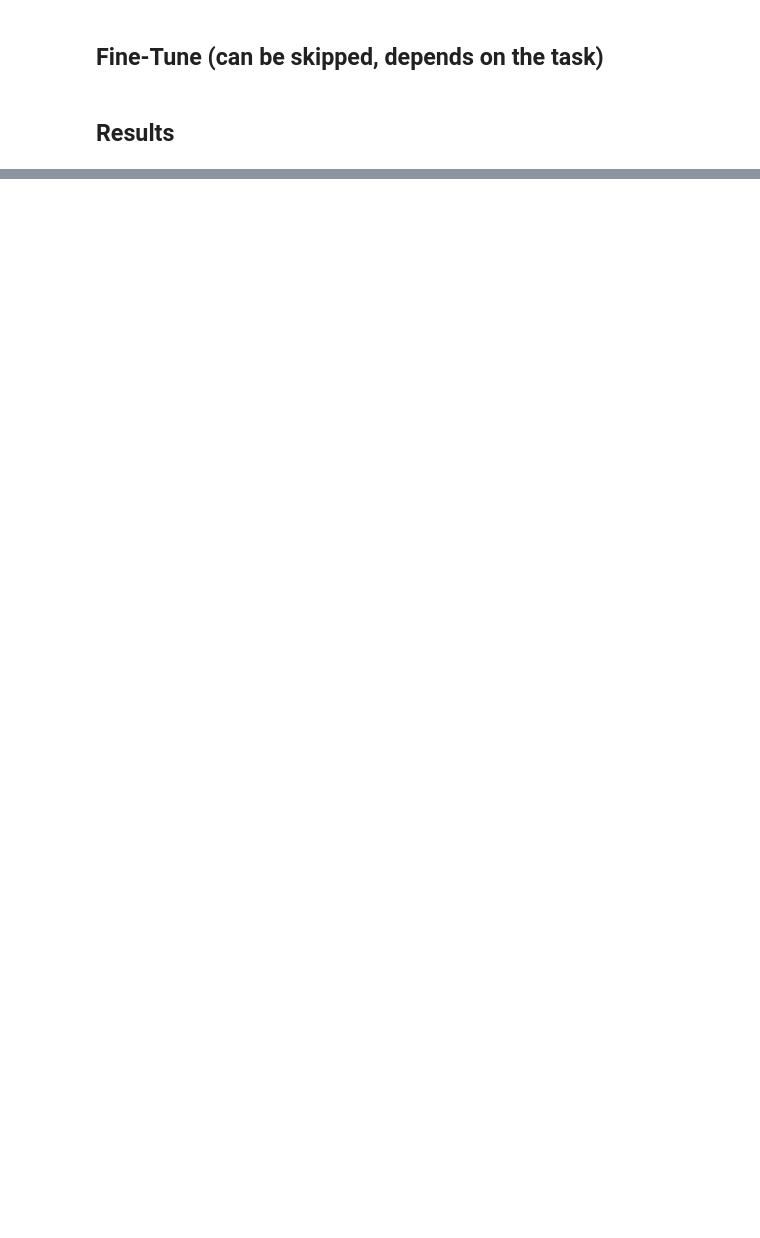
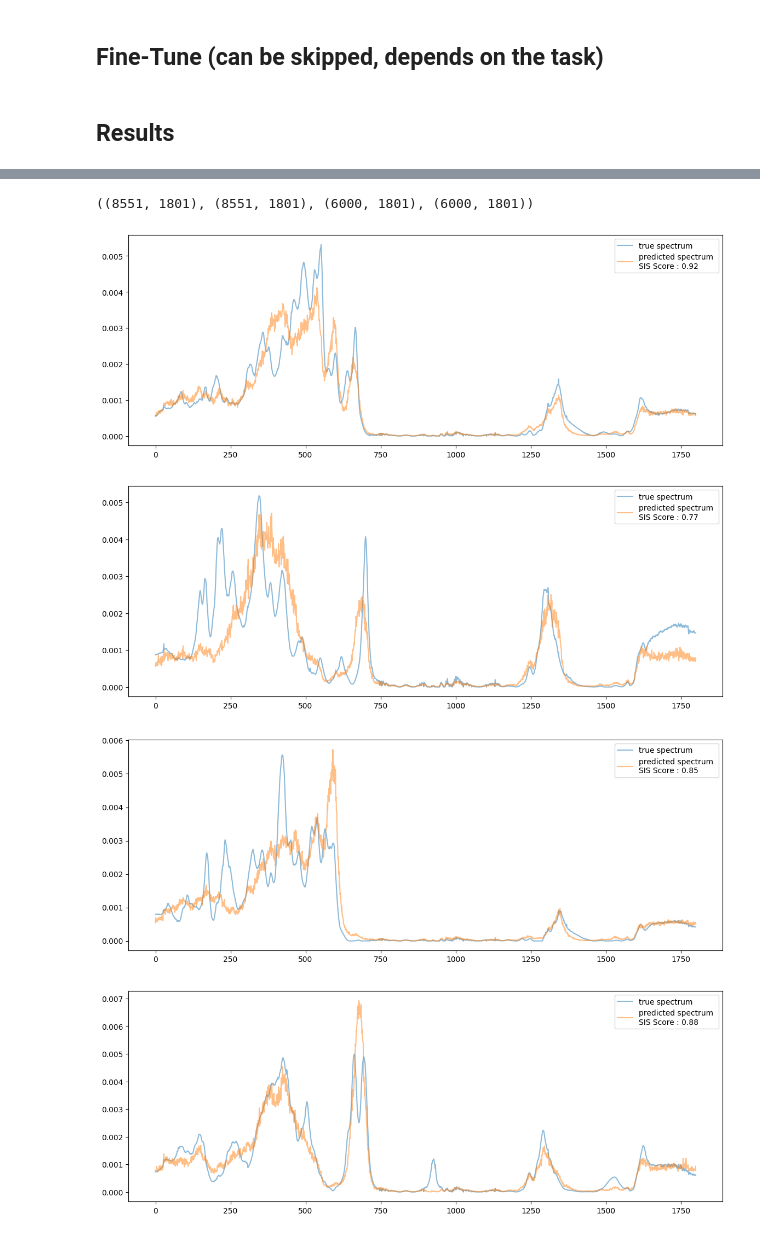
Before and after one commit to JeremCab/smiles2spec, a Jupyter notebook: notebooks/models/LLM_Base_Model.ipynb, the cells around one changed output, grey strips where cells are left out. Saved outputs shown, nothing was run; the diff lists cells and outputs as text; code cells hidden in the pictures; blank space fills up the shorter version.

```diff
--- a/notebooks/models/LLM_Base_Model.ipynb
+++ b/notebooks/models/LLM_Base_Model.ipynb
@@ -535,0 +535,4 @@ test_dataset_comp
+# %%
+# load model and results if already trained and evaluated
+
+LOADING_MODE = False
@@ -544 +589,5 @@ test_preds_exp, test_truths_exp = predicts_exp.predictions, predicts_exp.label_i
+# %%
+test_preds_comp.shape, test_truths_comp.shape, test_preds_exp.shape, test_truths_exp.shape
+# %% [output]
+((8551, 1801), (8551, 1801), (6000, 1801), (6000, 1801))
 # %%
@@ -552,11 +605,14 @@ torch.save(test_truths_exp, os.path.join(RESULTS_FOLDER,'test_truths_exp.pt'))
 # %%
 # load results if necessary
+if LOADING_MODE:
 
-test_preds_comp = torch.load(os.path.join(RESULTS_FOLDER,'test_preds_comp.pt'))
-test_truths_comp = torch.load(os.path.join(RESULTS_FOLDER,'test_truths_comp.pt'))
+    test_preds_comp = torch.load(os.path.join(RESULTS_FOLDER,'test_preds_comp.pt'))
+    test_truths_comp = torch.load(os.path.join(RESULTS_FOLDER,'test_truths_comp.pt'))
 
-test_preds_exp = torch.load(os.path.join(RESULTS_FOLDER,'test_preds_exp.pt'))
-test_truths_exp = torch.load(os.path.join(RESULTS_FOLDER,'test_truths_exp.pt'))
+    test_preds_exp = torch.load(os.path.join(RESULTS_FOLDER,'test_preds_exp.pt'))
+    test_truths_exp = torch.load(os.path.join(RESULTS_FOLDER,'test_truths_exp.pt'))
+
+    print("Predictions loaded.")
 # %%
 def SISScore(predicted_spectrum, true_spectrum):
 
@@ -577,15 +633,21 @@ def SISScore(predicted_spectrum, true_spectrum):
 # %%
 for i in np.random.choice(8551, 5):
 
     plt.figure(figsize=(14, 5))
 
     spectrum_truth = test_truths_comp[i, :]
     spectrum_pred = test_preds_comp[i, :]
+    spectrum_pred_smooth = gaussian_filter1d(spectrum_pred, 3) # plot smoothed predictions if preferred
 
     sis_score = SISScore(spectrum_pred, spectrum_truth)
 
     plt.plot(range(len(spectrum_truth)), spectrum_truth, label="true spectrum", alpha=0.5)
     plt.plot(range(len(spectrum_pred)), spectrum_pred, label=f"predicted spectrum \nSIS Score : {sis_score:.2f}", alpha=0.5)
 
     plt.legend()
     plt.show()
+# %% [output]
+[figure, added]
+[figure, added]
+[figure, added]
+[figure, added]
```
Also changed, not shown: parts of 15 cells of this notebook, 1 other file.
